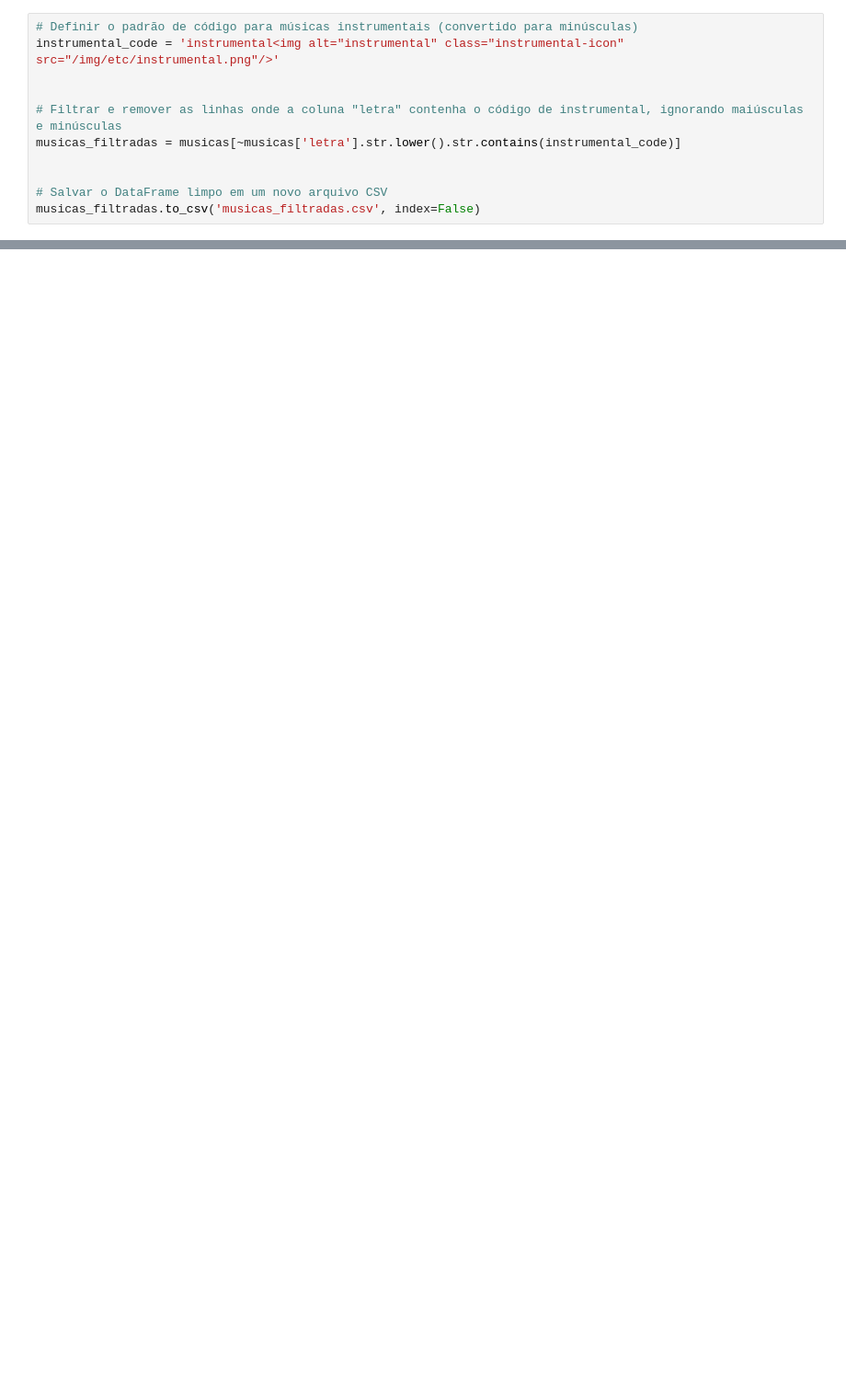
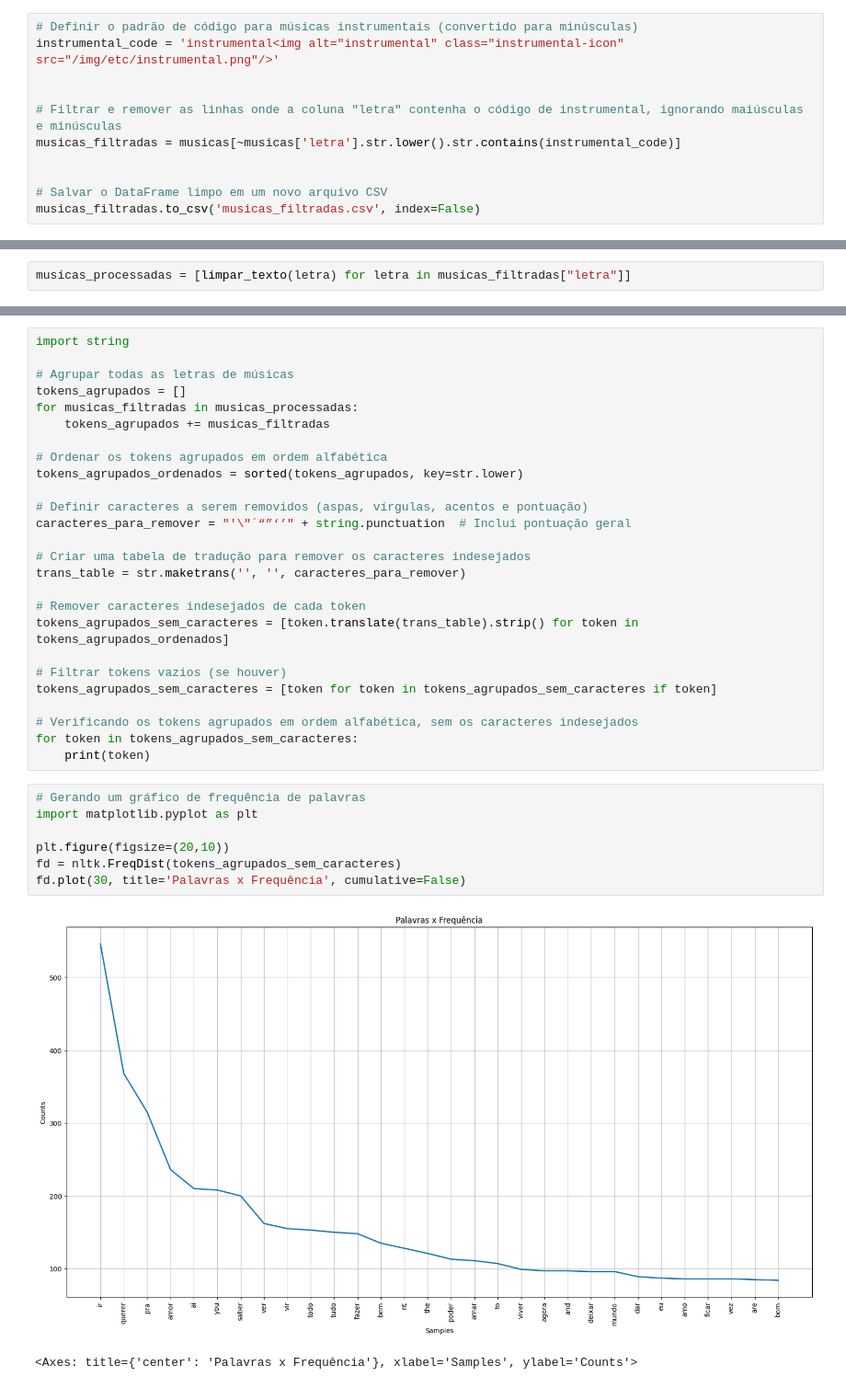
Before and after one commit to ViniciusSodre07/NLP, a Jupyter notebook: scraping_music.ipynb, the cells around one changed output, grey strips where cells are left out. Shown: that part at 92% size. Cells and saved outputs as stored; diff of their text form; blank space fills up the shorter version.

```diff
--- a/scraping_music.ipynb
+++ b/scraping_music.ipynb
@@ -134,0 +192,2 @@ SyntaxError: invalid syntax (<ipython-input-65-605c13190dd9>, line 1)
+# %%
+musicas_processadas = [limpar_texto(letra) for letra in musicas_filtradas["letra"]]
@@ -134,0 +201,36 @@ SyntaxError: invalid syntax (<ipython-input-65-605c13190dd9>, line 1)
+# %%
+import string
+
+# Agrupar todas as letras de músicas
+tokens_agrupados = []
+for musicas_filtradas in musicas_processadas:
+    tokens_agrupados += musicas_filtradas
+
+# Ordenar os tokens agrupados em ordem alfabética
+tokens_agrupados_ordenados = sorted(tokens_agrupados, key=str.lower)
+
+# Definir caracteres a serem removidos (aspas, vírgulas, acentos e pontuação)
+caracteres_para_remover = "'\"´“”‘’" + string.punctuation  # Inclui pontuação geral
+
+# Criar uma tabela de tradução para remover os caracteres indesejados
+trans_table = str.maketrans('', '', caracteres_para_remover)
+
+# Remover caracteres indesejados de cada token
+tokens_agrupados_sem_caracteres = [token.translate(trans_table).strip() for token in tokens_agrupados_ordenados]
+
+# Filtrar tokens vazios (se houver)
+tokens_agrupados_sem_caracteres = [token for token in tokens_agrupados_sem_caracteres if token]
+
+# Verificando os tokens agrupados em ordem alfabética, sem os caracteres indesejados
+for token in tokens_agrupados_sem_caracteres:
+    print(token)
+# %%
+# Gerando um gráfico de frequência de palavras
+import matplotlib.pyplot as plt
+
+plt.figure(figsize=(20,10))
+fd = nltk.FreqDist(tokens_agrupados_sem_caracteres)
+fd.plot(30, title='Palavras x Frequência', cumulative=False)
+# %% [output]
+[figure, added]
+<Axes: title={'center': 'Palavras x Frequência'}, xlabel='Samples', ylabel='Counts'>
```
Also changed, not shown: parts of 19 cells of this notebook.
